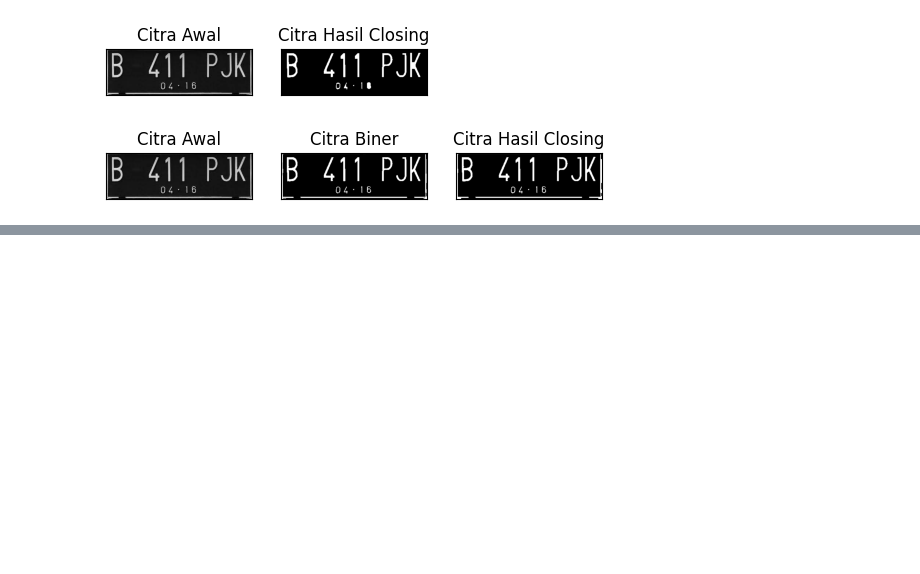
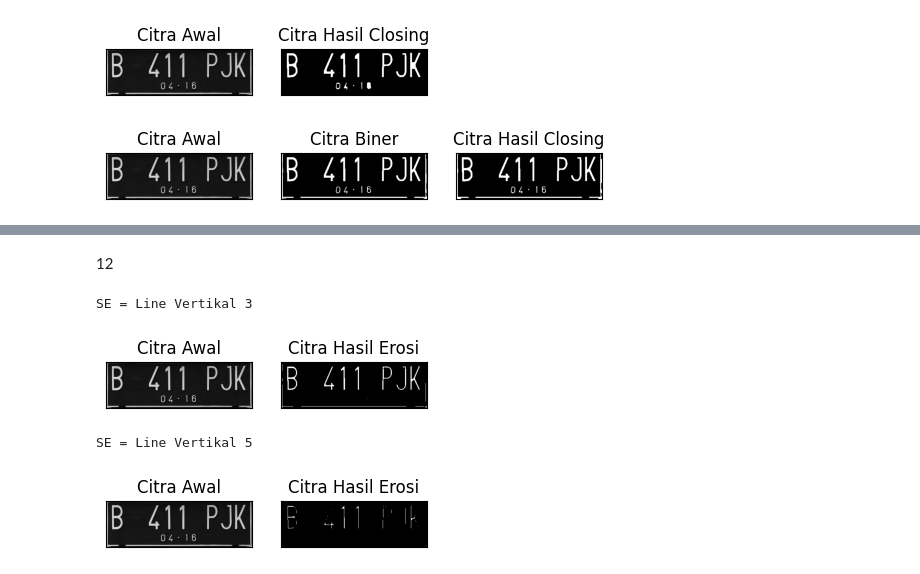
Before and after one commit to Ryansyaaw/PCVK_Ganjil_23, a Jupyter notebook: week9.ipynb, the cells around one changed output, grey strips where cells are left out. Saved outputs shown, nothing was run; the diff lists cells and outputs as text; code cells hidden in the pictures; blank space fills up the shorter version.

```diff
--- a/week9.ipynb
+++ b/week9.ipynb
@@ -169,0 +345,50 @@ plt.show()
+# %% [markdown]
+12
+# %%
+#Erosi Line Vertikal SE
+def erosi_citra(F,k):
+  #size image
+  m,n= F.shape
+  #Generate structure element erosi (SE)
+  SE = cv2.getStructuringElement(cv2.MORPH_ELLIPSE,(1,k)) #SEline vertikal
+  constant= (k-1)//2
+  imgE= np.zeros((m,n), dtype=np.uint8)
+  #Proses Erosi
+  for i in range(constant, m-constant):
+    for j in range(constant,n-constant):
+
+      temp= F[i-constant:i+constant+1, j-
+      constant:j+constant+1]
+
+      product= temp*SE
+      imgE[i,j]= np.min(product)
+  return imgE
+print('SE = Line Vertikal 3')
+img_e= cv2.imread('/content/drive/MyDrive/Images/plat.jpg',0) #
+ret1, thresh1 = cv2.threshold(img_e, 127, 225,
+cv2.THRESH_BINARY)
+k=3
+imgE = erosi_citra(thresh1,k)
+plt.subplot(131),plt.imshow(img_e,cmap = 'gray')
+plt.title('Citra Awal'), plt.xticks([]), plt.yticks([])
+plt.subplot(132),plt.imshow(imgE,cmap = 'gray')
+plt.title('Citra Hasil Erosi'), plt.xticks([]),
+plt.yticks([])
+plt.show()
+print('SE = Line Vertikal 5')
+img_e= cv2.imread('/content/drive/MyDrive/Images/plat.jpg',0) #
+ret1, thresh1 = cv2.threshold(img_e, 127, 225,
+cv2.THRESH_BINARY)
+k=5
+imgE = erosi_citra(thresh1,k)
+plt.subplot(131),plt.imshow(img_e,cmap = 'gray')
+plt.title('Citra Awal'), plt.xticks([]), plt.yticks([])
+plt.subplot(132),plt.imshow(imgE,cmap = 'gray')
+plt.title('Citra Hasil Erosi'), plt.xticks([]),
+plt.yticks([])
+plt.show()
+# %% [output]
+SE = Line Vertikal 3
+[figure, added]
+SE = Line Vertikal 5
+[figure, added]
```
Also changed, not shown: parts of 15 cells of this notebook.
